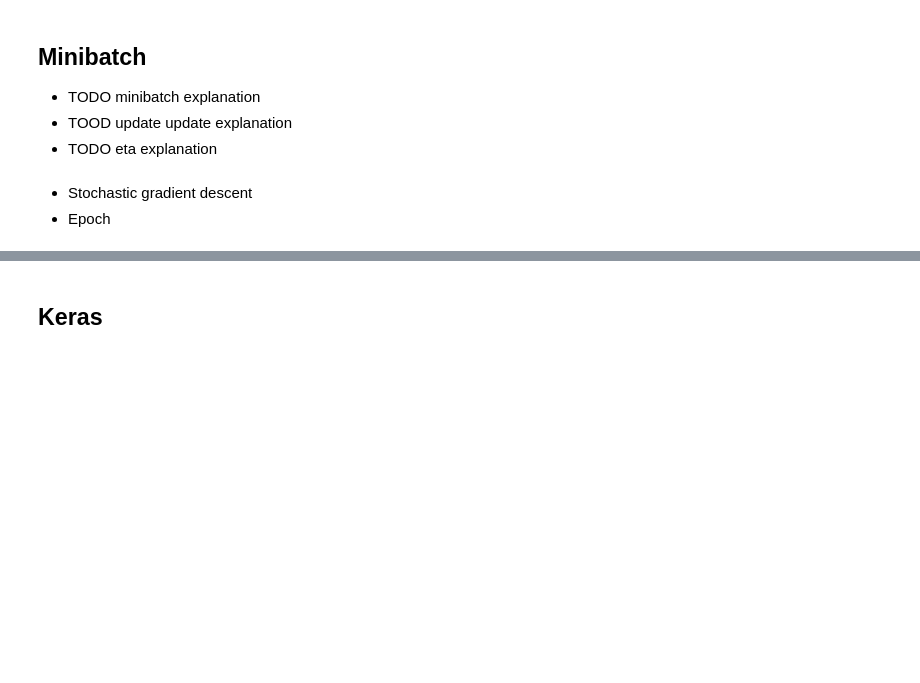
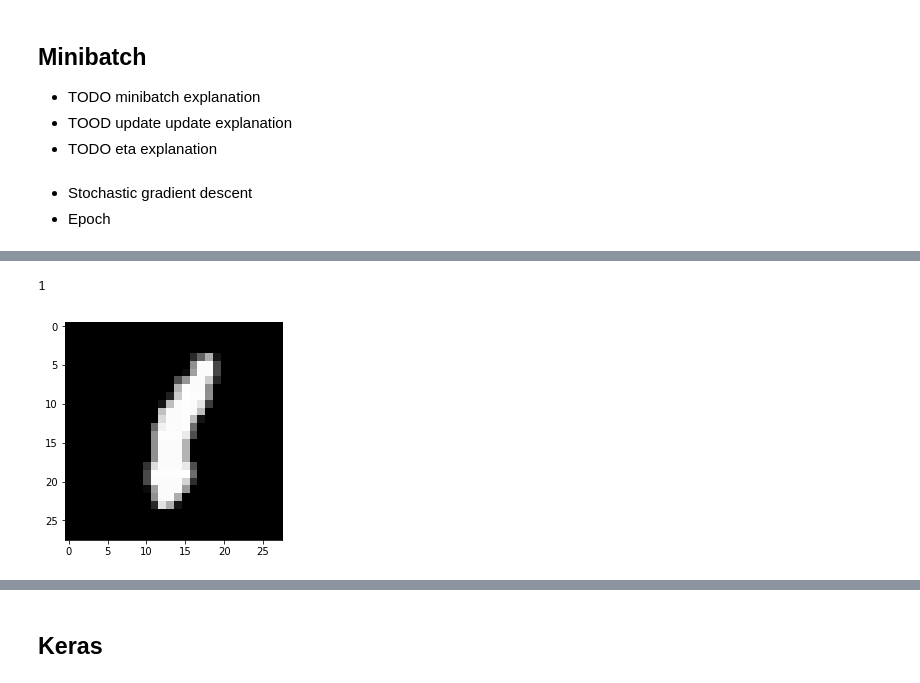
Before and after one commit to martinkersner/ann-meetup, a Jupyter notebook: ann.ipynb, the cells around one changed output, grey strips where cells are left out. Cells and saved outputs as stored; diff of their text form; code cells hidden in the pictures; blank space fills up the shorter version.

```diff
--- a/ann.ipynb
+++ b/ann.ipynb
@@ -205,0 +247,26 @@ def evaluate(self, test_data):
+# %%
+import mnist_loader
+training_data, validation_data, test_data = mnist_loader.load_data_wrapper()
+# %%
+# Display random image and label from training data.
+
+def random_data_sample(data):
+    ri = random.randint(0, len(data)-1)
+    X_rand = data[ri][0]
+    y_rand = data[ri][1]
+
+    return X_rand, y_rand
+
+def display_random_digit(data):
+    X_rand, y_rand = random_data_sample(data)
+
+    rand_img = X_rand.reshape((28, 28))
+    plt.figure()
+    plt.imshow(rand_img, cmap='gray')
+
+    print(np.argmax(y_rand))
+
+display_random_digit(training_data)
+# %% [output]
+1
+[figure, added]
```
Also changed, not shown: parts of 16 cells of this notebook, 4 other files.
